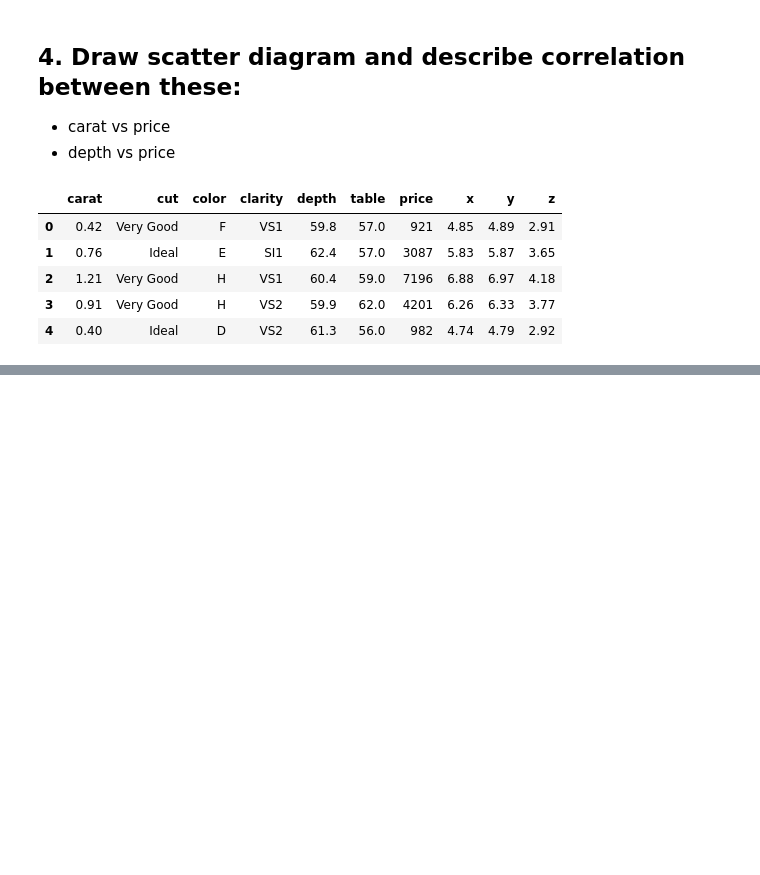
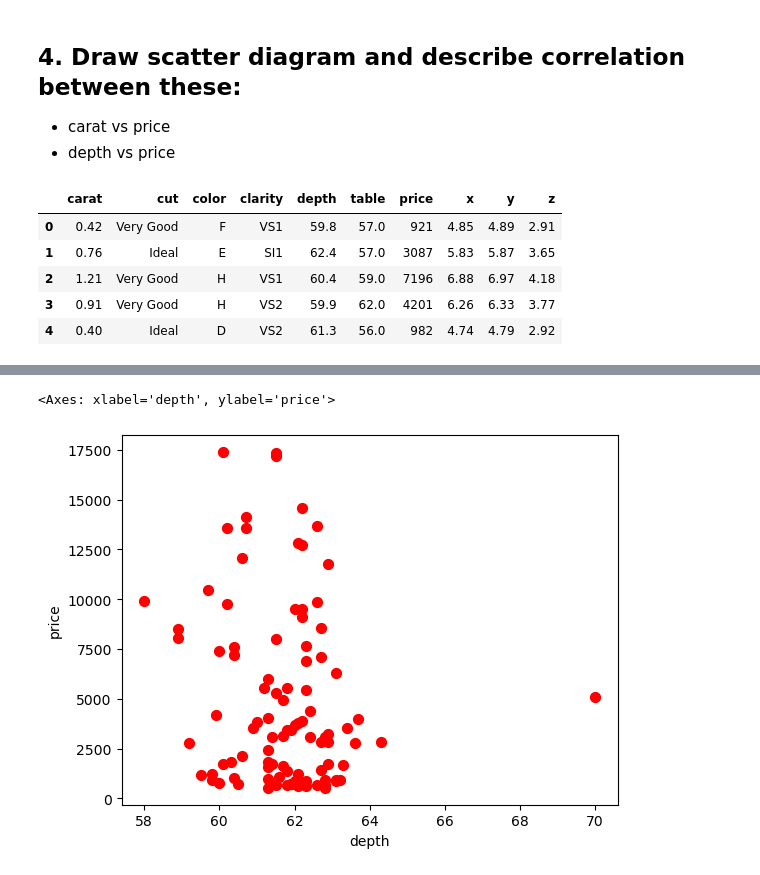
Before and after one commit to softrebel/mft-ai-1, a Jupyter notebook: session06/exercise.ipynb, the cells around one changed output, grey strips where cells are left out. Drawn from its saved outputs; the diff is of its cells as text; code cells hidden in the pictures; blank space fills up the shorter version.

```diff
--- a/session06/exercise.ipynb
+++ b/session06/exercise.ipynb
@@ -92,0 +113,5 @@ df.head()
+# %%
+df.plot.scatter(x='depth',y='price',c='red',s=50)
+# %% [output]
+<Axes: xlabel='depth', ylabel='price'>
+[figure, added]
```
Also changed, not shown: parts of 6 cells of this notebook.
